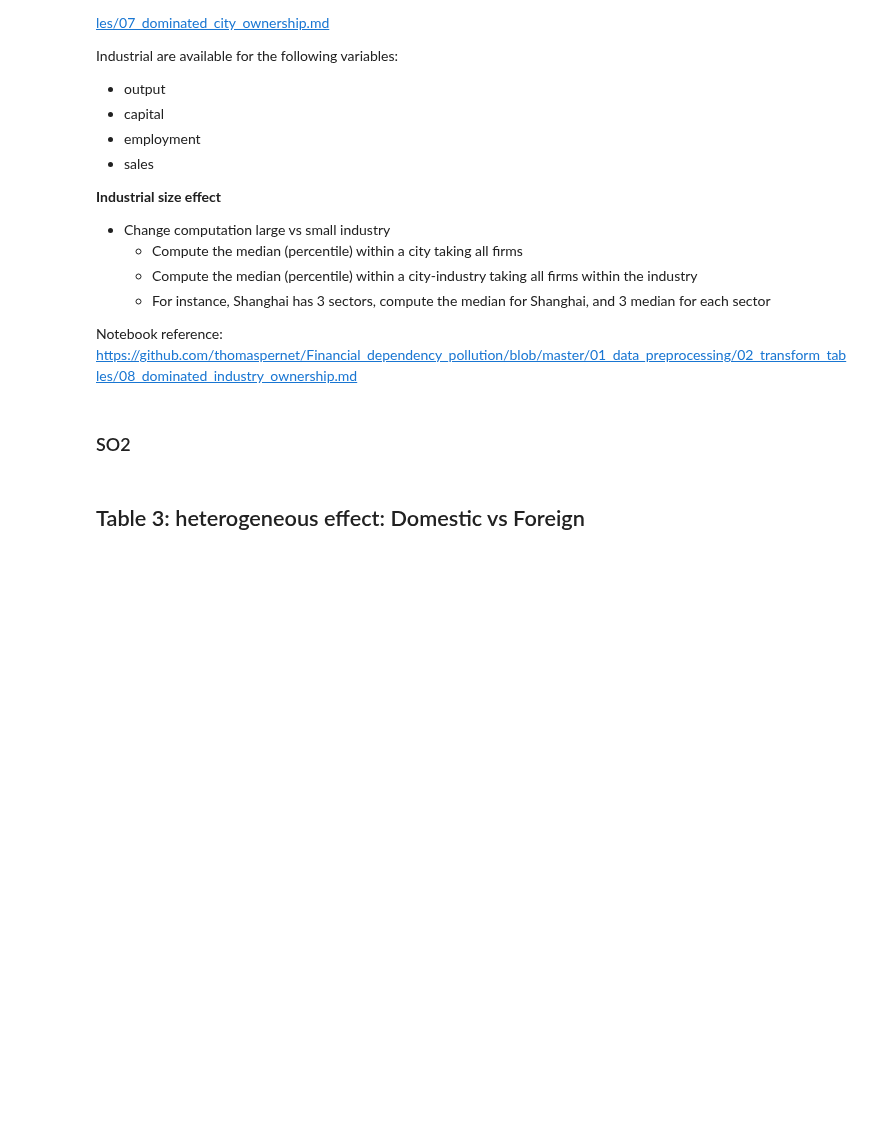
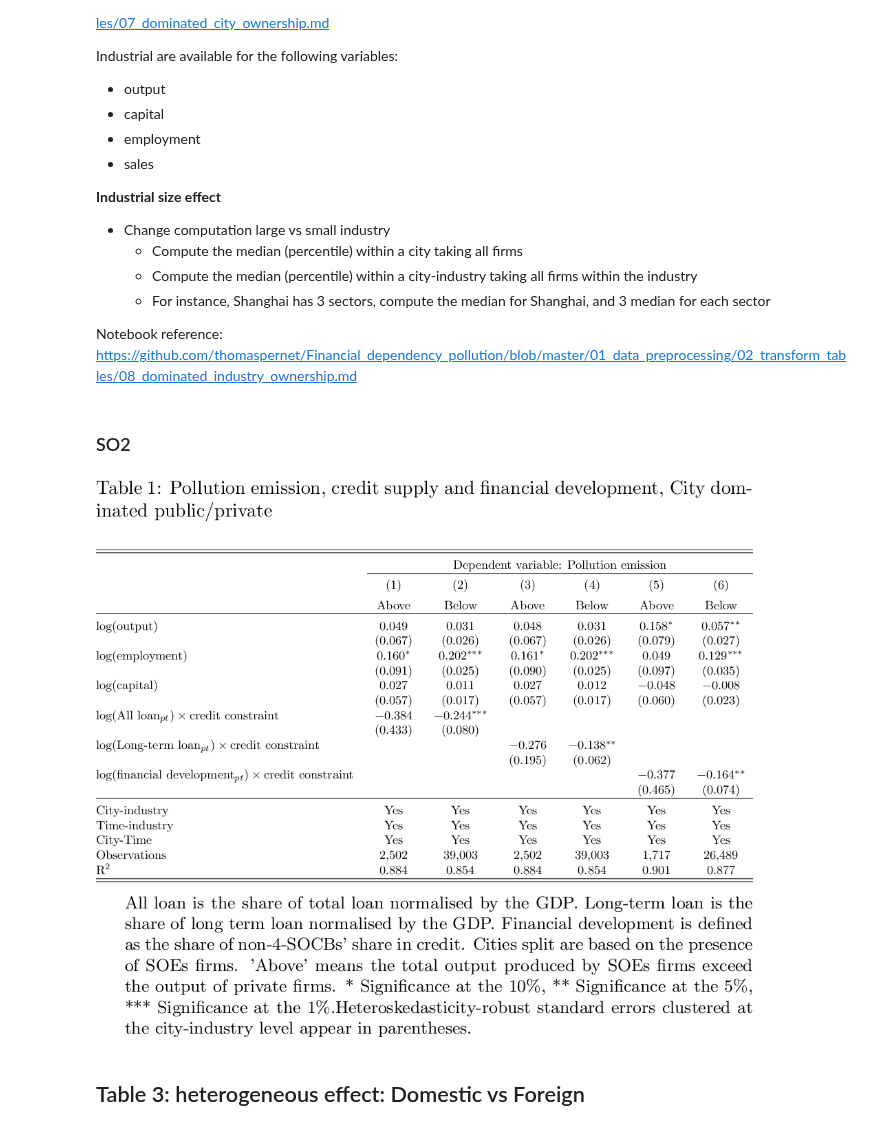
Before and after one commit to thomaspernet/pollution_credit_constraint, a Jupyter notebook: 02_data_analysis/01_model_estimation/01_credit_supply/00_credit_supply.ipynb, the cells around one changed output. Saved outputs shown, nothing was run; the diff lists cells and outputs as text; code cells hidden in the pictures; blank space fills up the shorter version.

Commit message:
keep only final tables
209_Pollution_and_Credit_Constraint

```diff
--- a/02_data_analysis/01_model_estimation/01_credit_supply/00_credit_supply.ipynb
+++ b/02_data_analysis/01_model_estimation/01_credit_supply/00_credit_supply.ipynb
@@ -838,33 +791,34 @@ table_1 <- go_latex(list(
     name=path
 )
 # %%
-tbe1  = "This table estimates eq(3). " \
-"Heteroskedasticity-robust standard errors" \
+tbe1  = "All loan is the share of total loan normalised by the GDP. " \
+"Long-term loan is the share of long term loan normalised by the GDP. " \
+"Financial development is defined as the share of non-4-SOCBs' share in credit. " \
+"Cities split are based on the presence of SOEs firms. 'Above' means the total output produced by "\
+"SOEs firms exceed the output of private firms. " \
+"\sym{*} Significance at the 10\%, \sym{**} Significance at the 5\%, \sym{***} Significance at the 1\%." \
+"Heteroskedasticity-robust standard errors " \
 "clustered at the city-industry level appear in parentheses."\
-"All loan is the share of total loan normalised by the GDP. " \
-"Long-term loan is the share of long term loan normalised by the GDP. " \
-"Financial development is defined as the share of non-4-SOCBs' share in credit) " \
-"Column 4 to 9 splits cities based on the presence of SOEs firms. Above means the total output produced by "\
-"SOEs firms exceed the output of private firms. " \
-"\sym{*} Significance at the 10\%, \sym{**} Significance at the 5\%, \sym{***} Significance at the 1\%."
 
 multicolumn ={
     'SO2': 3,
     'COD': 3,
     'Waste water': 3,
 }
 
 #multi_lines_dep = '(city/product/trade regime/year)'
 new_r = ['& Above', 'Below','Above', 'Below', 'Above', 'Below' ]
 lb.beautify(table_number = table_nb,
             #reorder_var = reorder,
             #multi_lines_dep = multi_lines_dep,
             new_row= new_r,
             #multicolumn = multicolumn,
             table_nte = tbe1,
             jupyter_preview = True,
             resolution = 200,
             folder = folder)
+# %% [output]
+[figure, added]
 # %% [markdown]
 ## Table 3: heterogeneous effect: Domestic vs Foreign
 # %% [markdown]
```
Also changed, not shown: parts of 13 cells of this notebook, 1 other file.
